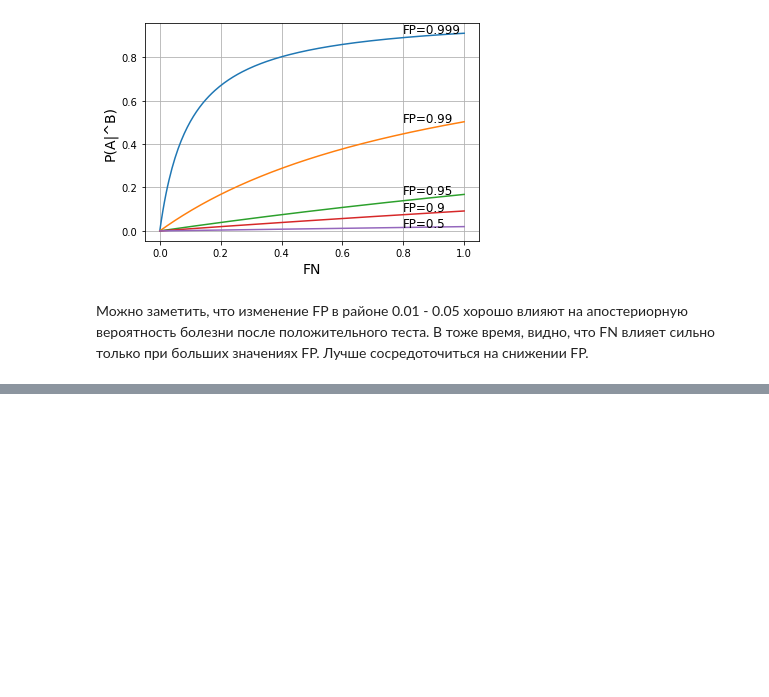
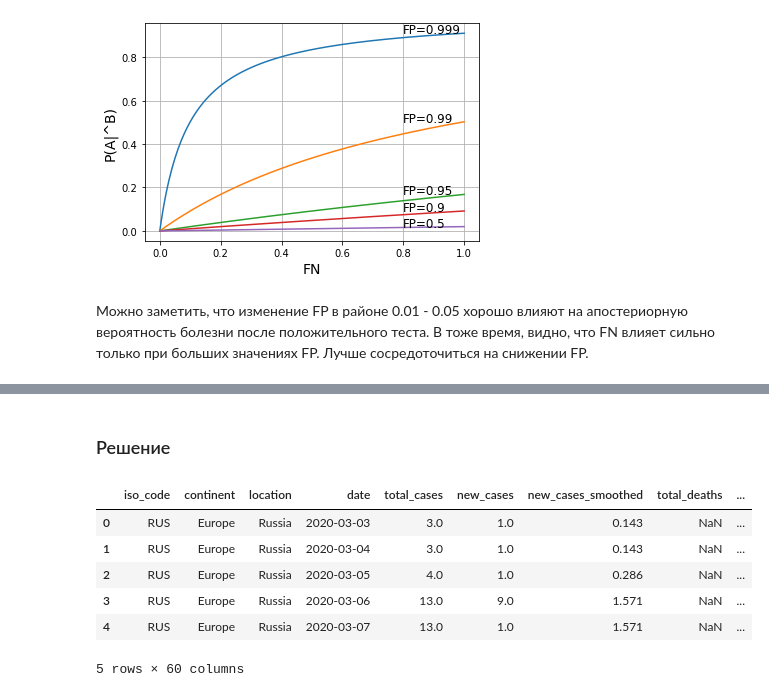
Before and after one commit to AntonOcean/made_advanced_ml, a Jupyter notebook: HW_1.ipynb, the cells around one changed output, grey strips where cells are left out. Saved outputs shown, nothing was run; the diff lists cells and outputs as text; code cells hidden in the pictures; blank space fills up the shorter version.

```diff
--- a/HW_1.ipynb
+++ b/HW_1.ipynb
@@ -105,0 +120,2 @@ plt.show()
+# %% [markdown]
+### Решение
@@ -105,0 +128,13 @@ plt.show()
+# %%
+df = df[(df['iso_code'] == 'RUS') & (df['date'] >= '2020-03-03')].reset_index(drop=True)
+df.loc[df['new_cases'] == 0, 'new_cases'] = 1
+df['day'] = df.index
+df.head()
+# %% [output]
+|  | iso_code | continent | location | date | total_cases | new_cases | new_cases_smoothed | total_deaths | ... |
+| 0 | RUS | Europe | Russia | 2020-03-03 | 3.0 | 1.0 | 0.143 | NaN | ... |
+| 1 | RUS | Europe | Russia | 2020-03-04 | 3.0 | 1.0 | 0.143 | NaN | ... |
+| 2 | RUS | Europe | Russia | 2020-03-05 | 4.0 | 1.0 | 0.286 | NaN | ... |
+| 3 | RUS | Europe | Russia | 2020-03-06 | 13.0 | 9.0 | 1.571 | NaN | ... |
+| 4 | RUS | Europe | Russia | 2020-03-07 | 13.0 | 1.0 | 1.571 | NaN | ... |
+5 rows × 60 columns
```
Also changed, not shown: parts of 14 cells of this notebook, 1 other file.
